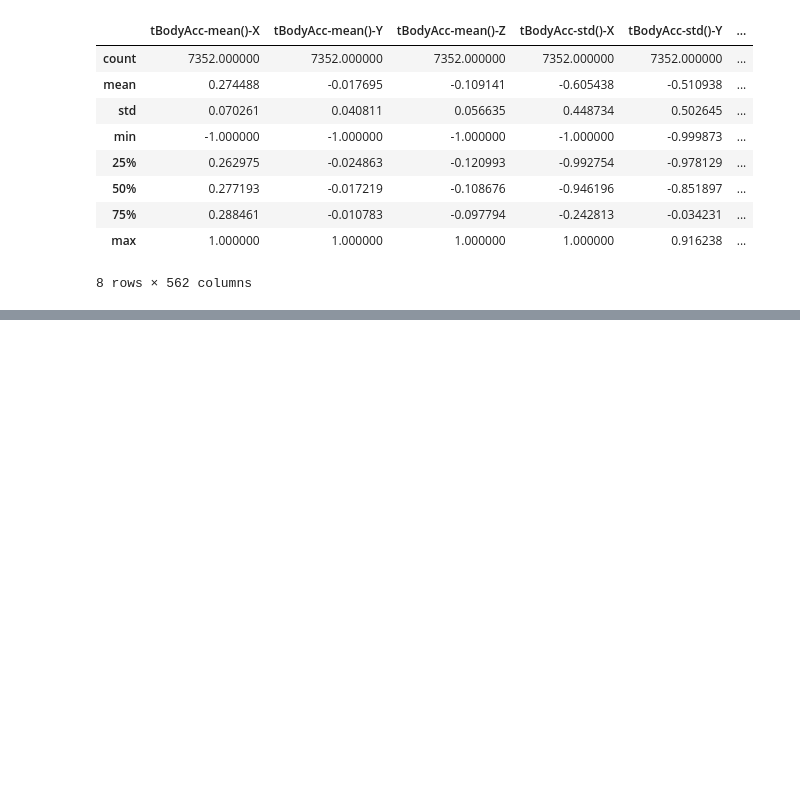
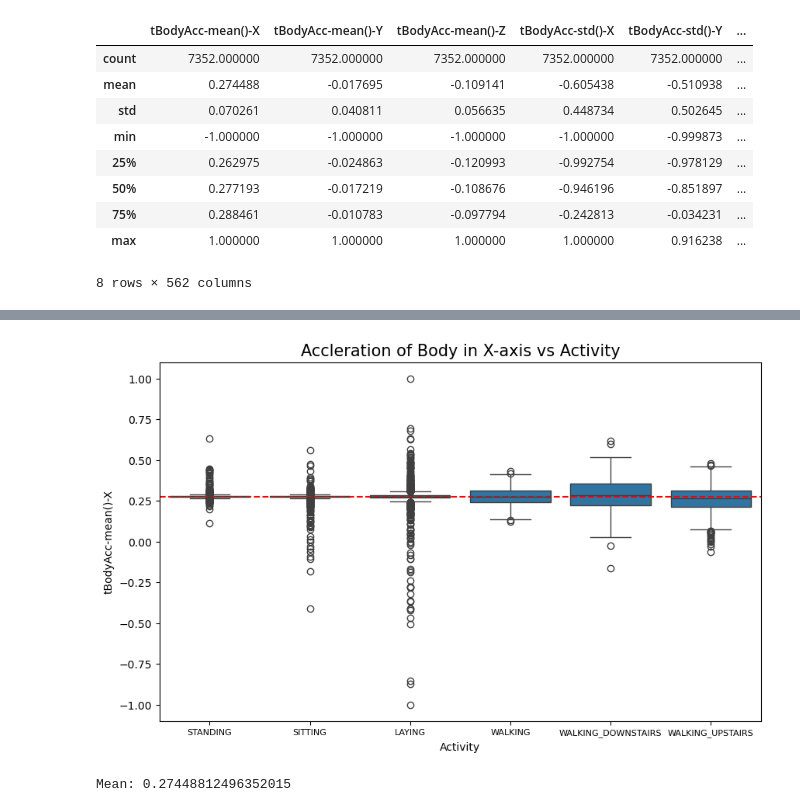
Before and after one commit to solar-node/Human-Activity-Recognition, a Jupyter notebook: human-activity-recognition.ipynb, the cells around one changed output, grey strips where cells are left out. Drawn from its saved outputs; the diff is of its cells as text; code cells hidden in the pictures; blank space fills up the shorter version.

```diff
--- a/human-activity-recognition.ipynb
+++ b/human-activity-recognition.ipynb
@@ -44,0 +152,12 @@ df.describe()
+# %%
+# Plot for Accleration of body vs Activity
+plt.figure(figsize= (10, 6))
+sns.boxplot( x = "Activity", y = "tBodyAcc-mean()-X", data = df)
+plt.xticks(fontsize = 8)
+plt.title("Accleration of Body in X-axis vs Activity", fontsize="15")
+plt.axhline(df['tBodyAcc-mean()-X'].mean(), color = 'r', linestyle = '--')
+plt.show()
+print(f"Mean: {df['tBodyAcc-mean()-X'].mean()}")
+# %% [output]
+[figure, added]
+Mean: 0.27448812496352015
```
Also changed, not shown: parts of 23 cells of this notebook, 2 other files.
